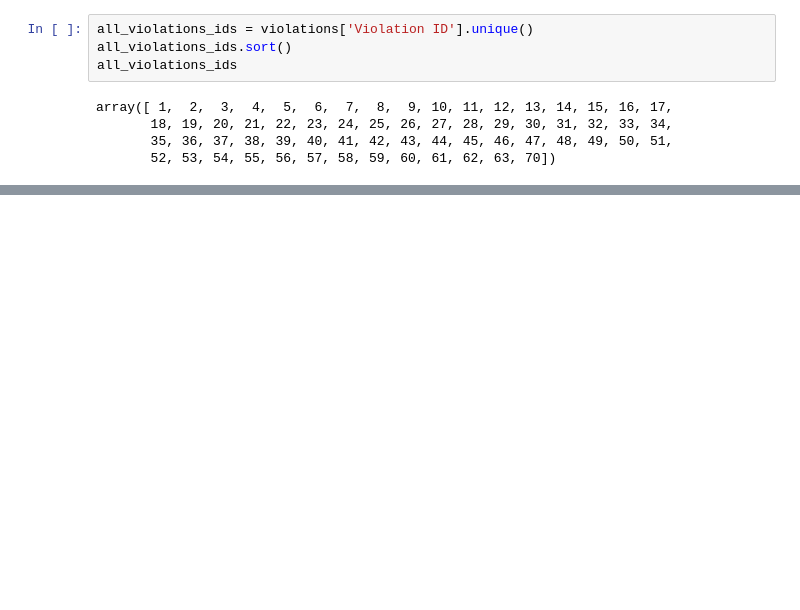
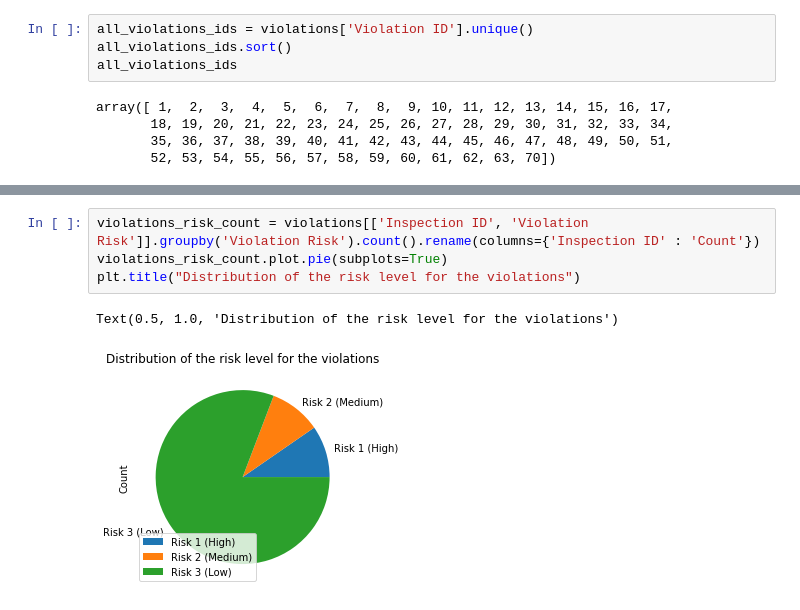
Before and after one commit to VodopaDev/CS401-Chicago-Crime-Analysis, a Jupyter notebook: violations.ipynb, the cells around one changed output, grey strips where cells are left out. Cells and saved outputs as stored; diff of their text form; blank space fills up the shorter version.

```diff
--- a/violations.ipynb
+++ b/violations.ipynb
@@ -88,3 +111,10 @@ for i in range(len(xticks)):
 xticks[-1].set_visible(True)
 # %% [output]
 [figure]
+# %%
+violations_risk_count = violations[['Inspection ID', 'Violation Risk']].groupby('Violation Risk').count().rename(columns={'Inspection ID' : 'Count'})
+violations_risk_count.plot.pie(subplots=True)
+plt.title("Distribution of the risk level for the violations")
+# %% [output]
+Text(0.5, 1.0, 'Distribution of the risk level for the violations')
+[figure, added]
```
Also changed, not shown: parts of 3 cells of this notebook.
